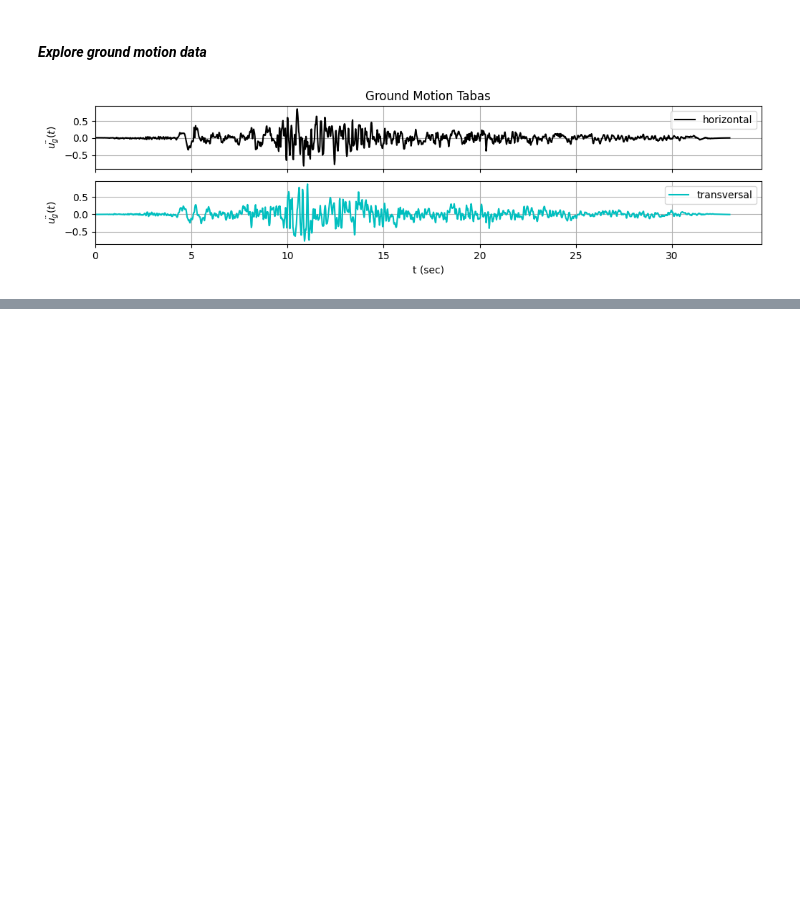
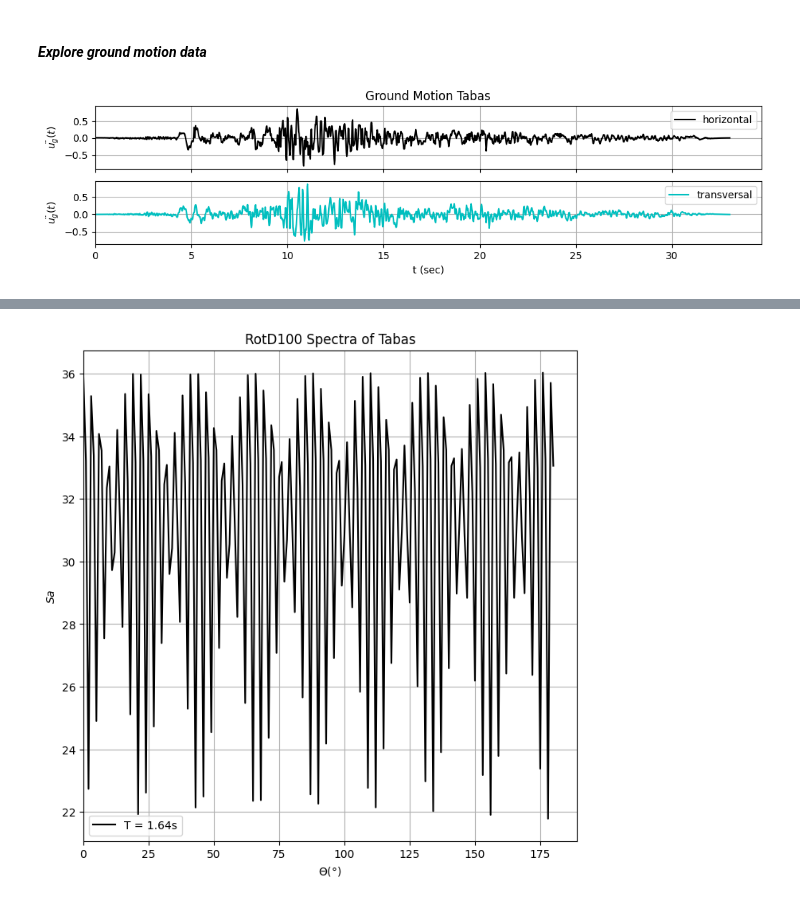
Before and after one commit to jorvend/JV-Research, a Jupyter notebook: RotD50_Spectra_of_Tabas_JV.ipynb, the cells around one changed output, grey strips where cells are left out. Drawn from its saved outputs; the diff is of its cells as text; code cells hidden in the pictures; blank space fills up the shorter version.

```diff
--- a/RotD50_Spectra_of_Tabas_JV.ipynb
+++ b/RotD50_Spectra_of_Tabas_JV.ipynb
@@ -308,0 +271,46 @@ plt.show()
+# %%
+# Obtain ROTD50 function
+
+def get_ROTD50(period, damping, a_ROT, time, analysis_dt):
+    # calculate node 2 acceleration
+    results = solve_system(period, damping, a_ROT, time, analysis_dt)
+    acc = results['displacement']
+    acc = np.array(acc)
+    ROTD50 = np.median(np.abs(acc))
+    return ROTD50
+
+def get_ROTD100(period, damping, a_ROT, time, analysis_dt):
+    # calculate node 2 acceleration
+    results = solve_system(period, damping, a_ROT, time, analysis_dt)
+    acc = results['displacement']
+    acc = np.array(acc)
+    ROTD100 = np.max(np.abs(acc))
+    return ROTD100
+# %%
+# Get ROTD50 per each rotation angle
+
+period = 1.64
+damping = 0.05
+time = time1
+analysis_dt = dt1
+rotd100_list = []
+for i in range(len(theta_list)):
+    a_ROT = create_aROT(gmdata1, gmdata2, theta_list[i])
+    rotd100_theta = get_ROTD100(period, damping, a_ROT, time, analysis_dt)
+    rotd100_list.append(rotd100_theta)
+
+rotd100_list = np.array(rotd100_list)
+# %%
+# RotD50 Spectra of Tabas
+
+plt.figure(figsize=(8,8)) #select the visualization size of the plot
+plt.plot(theta_list, rotd100_list, color='k', label='T = 1.64s')
+plt.ylabel('$Sa$')
+plt.xlabel('$\Theta (\degree) $')
+plt.title('RotD100 Spectra of Tabas')
+plt.grid()
+plt.xlim(left=0)
+plt.legend()
+plt.show()
+# %% [output]
+[figure, added]
```
Also changed, not shown: parts of 21 cells of this notebook.
